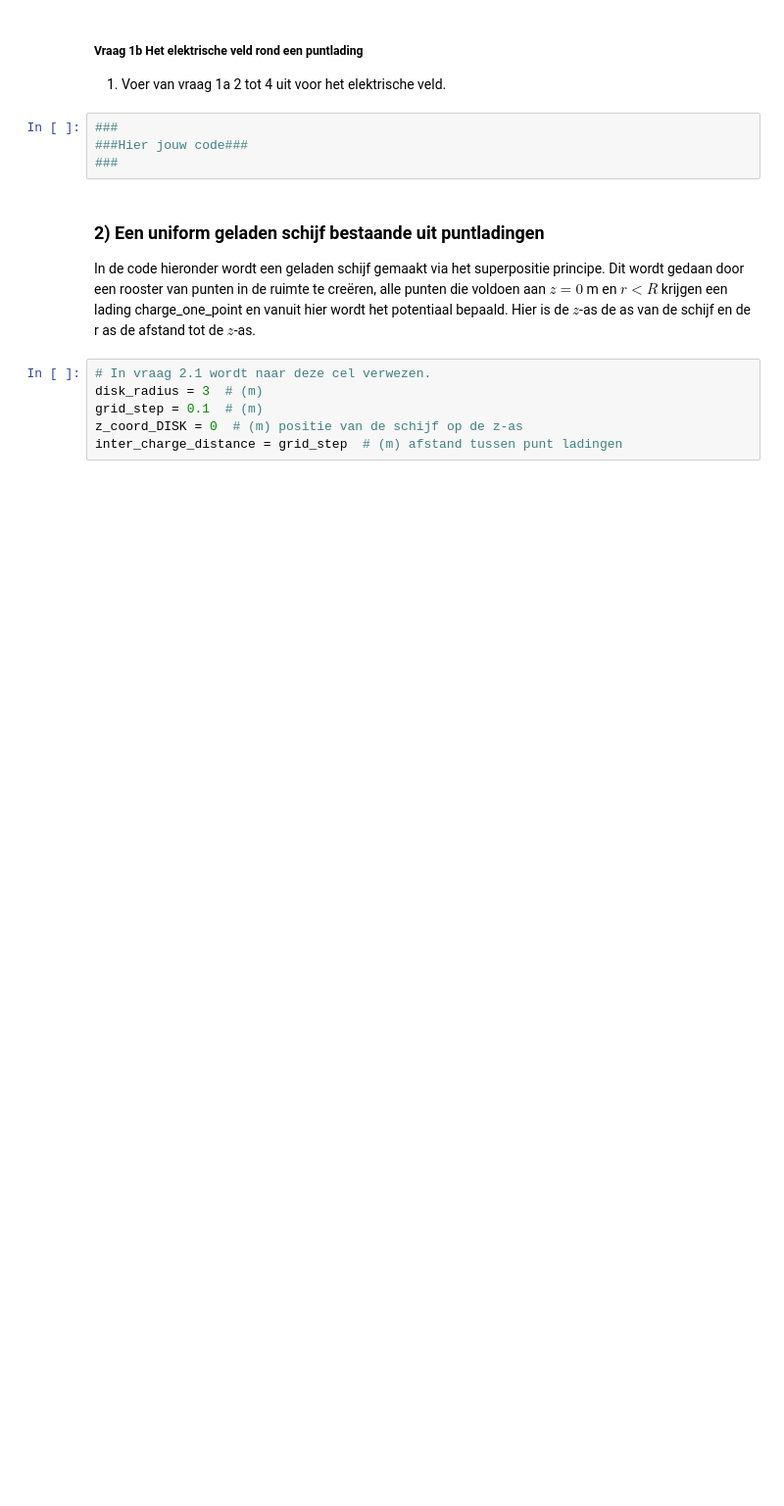
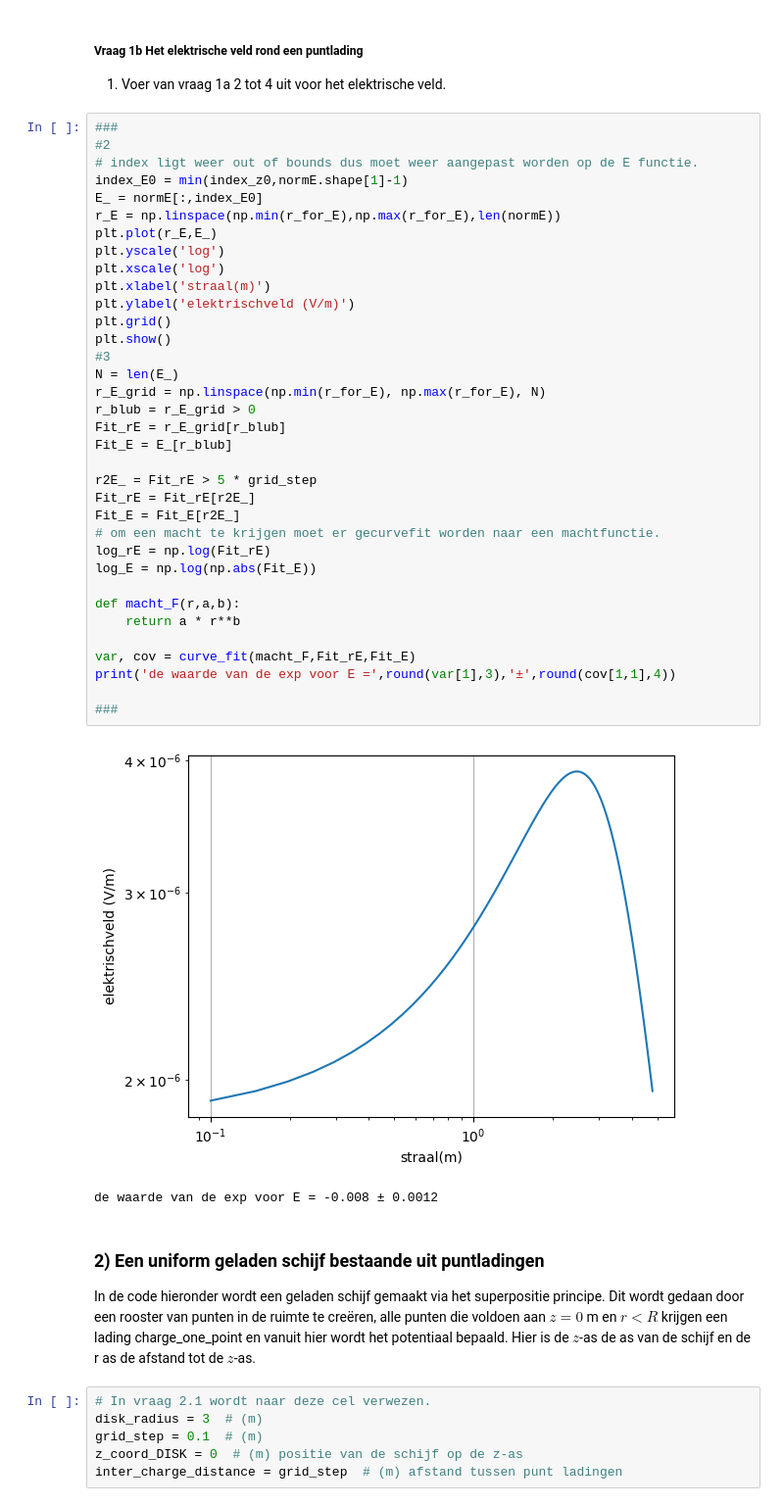
Before and after one commit to owenvanderwal/opdrachten-DEF-D, a Jupyter notebook: DigitaleOntwerpopdrachten/1CondensatorOpdracht/CondensatorOntwerpopdracht.ipynb, the cells around one changed output. Shown at 98% size. Cells and saved outputs as stored; diff of their text form; blank space fills up the shorter version.

```diff
--- a/DigitaleOntwerpopdrachten/1CondensatorOpdracht/CondensatorOntwerpopdracht.ipynb
+++ b/DigitaleOntwerpopdrachten/1CondensatorOpdracht/CondensatorOntwerpopdracht.ipynb
@@ -153,8 +146,42 @@ de waarde van de exponent = -0.021 ± 0.00033
 1. Voer van vraag 1a 2 tot 4 uit voor het elektrische veld.
 # %%
 ###
-###Hier jouw code###
+#2
+# index ligt weer out of bounds dus moet weer aangepast worden op de E functie.
+index_E0 = min(index_z0,normE.shape[1]-1)
+E_ = normE[:,index_E0]
+r_E = np.linspace(np.min(r_for_E),np.max(r_for_E),len(normE))
+plt.plot(r_E,E_)
+plt.yscale('log')
+plt.xscale('log')
+plt.xlabel('straal(m)')
+plt.ylabel('elektrischveld (V/m)')
+plt.grid()
+plt.show()
+#3
+N = len(E_)
+r_E_grid = np.linspace(np.min(r_for_E), np.max(r_for_E), N)
+r_blub = r_E_grid > 0
+Fit_rE = r_E_grid[r_blub]
+Fit_E = E_[r_blub]
+
+r2E_ = Fit_rE > 5 * grid_step
+Fit_rE = Fit_rE[r2E_]
+Fit_E = Fit_E[r2E_]
+# om een macht te krijgen moet er gecurvefit worden naar een machtfunctie.
+log_rE = np.log(Fit_rE)
+log_E = np.log(np.abs(Fit_E))
+
+def macht_F(r,a,b):
+    return a * r**b
+
+var, cov = curve_fit(macht_F,Fit_rE,Fit_E)
+print('de waarde van de exp voor E =',round(var[1],3),'±',round(cov[1,1],4))
+
 ###
+# %% [output]
+[figure, added]
+de waarde van de exp voor E = -0.008 ± 0.0012
 # %% [markdown]
 ### 2) Een uniform geladen schijf bestaande uit puntladingen
 
```
Also changed, not shown: parts of 1 cell of this notebook.
